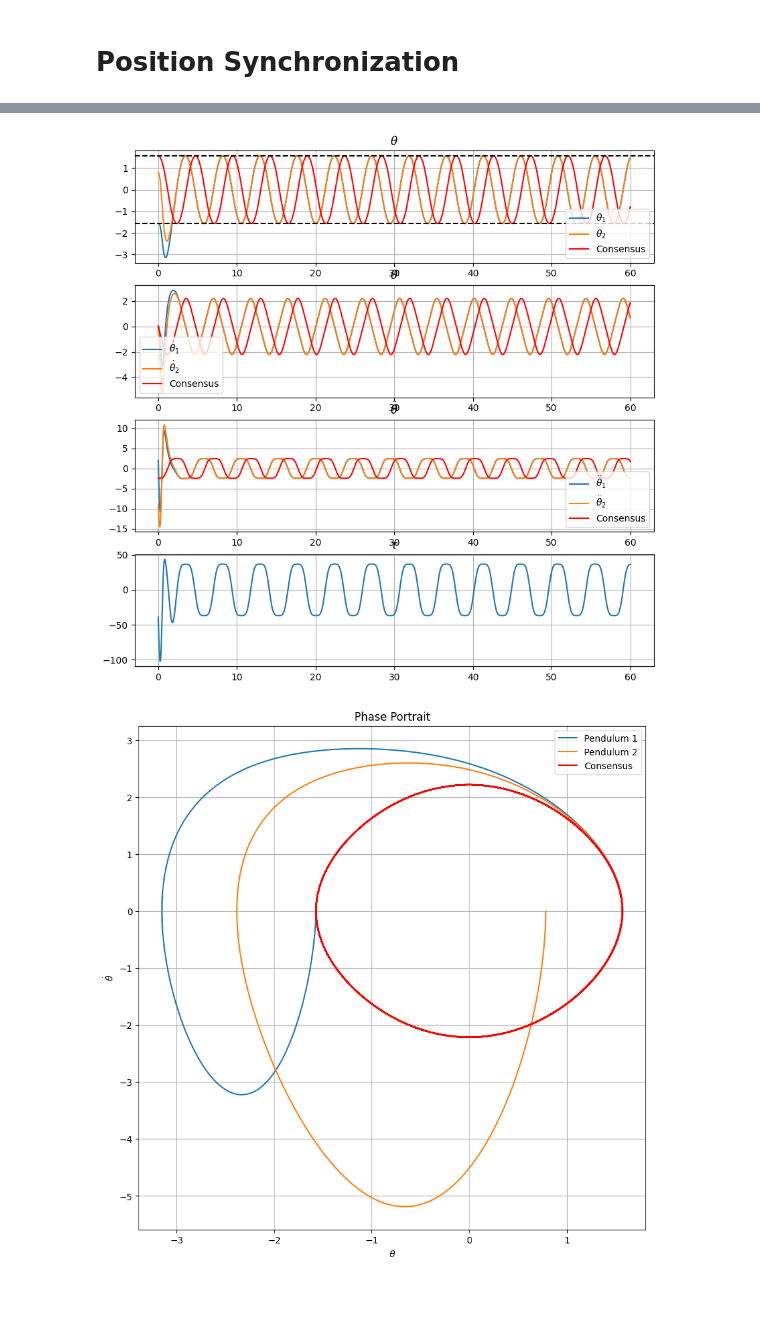
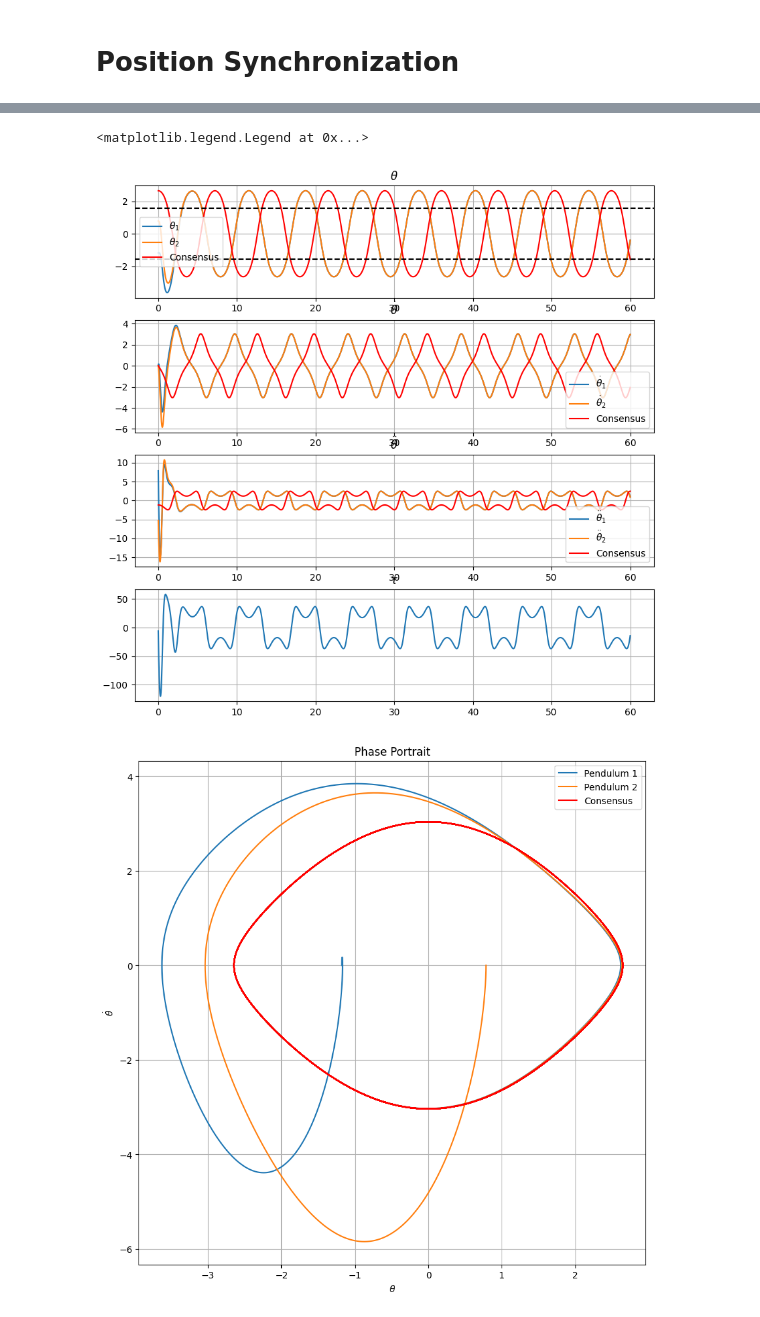
Before and after one commit to jglane/Network-Control, a Jupyter notebook: torque_control.ipynb, the cells around one changed output, grey strips where cells are left out. Cells and saved outputs as stored; diff of their text form; code cells hidden in the pictures.

```diff
--- a/torque_control.ipynb
+++ b/torque_control.ipynb
@@ -92,8 +92,8 @@ l1 = 1
 l2 = 1.5
 g = 9.81
 
-K1 = 4#5.495
-K2 = 4
+K1 = 1
+K2 = 1
 eigenvalues = np.linalg.eigvals(np.array([[0, 1], [-K1, -K2]]))
 print(f'Eigenvalues: {eigenvalues[0]:.2f}, {eigenvalues[1]:.2f}')
 
@@ -101,7 +101,7 @@ dt = 0.001
 tf = 60
 t = np.arange(0, tf, dt)
 
-theta1_0 = -np.pi/2
+theta1_0 = -3*np.pi/8
 theta1_dot_0 = 0
 
 theta2_0 = np.pi/4
@@ -122,30 +122,37 @@ def ode_c(t, y):
     x1, x2 = y
     return [x2, alpha*np.sin(x1)]
 
-for i in range(20):
+iterations = 20
+E1_0 = np.empty(iterations)
+E2_0 = np.empty(iterations)
+W_K1 = np.empty(iterations)
+W_K2 = np.empty(iterations)
+W_nonlinear = np.empty(iterations)
+W_sin = np.empty(iterations)
+for i in range(iterations):
     sol = solve_ivp(ode, [0, tf], [theta1_0, theta1_dot_0, theta2_0, theta2_dot_0], t_eval=t, method='DOP853', rtol=1e-10, atol=1e-10)
     theta1, theta1_dot, theta2, theta2_dot = sol.y
     tau = 1/(1/(m1*l1**2)-1/(m2*l2**2))*((-K1*(theta1-theta2) - K2*(theta1_dot-theta2_dot))+g/l1*np.sin(theta1)-g/l2*np.sin(theta2))
+    W = np.sum(tau*(theta1_dot-theta2_dot)*dt)
+    E1_0[i] = 1/2*m1*l1**2*theta1_dot_0**2 - m1*g*l1*np.cos(theta1_0) # Initial energy of pendulum 1
+    E2_0[i] = 1/2*m2*l2**2*theta2_dot_0**2 - m2*g*l2*np.cos(theta2_0) # Initial energy of pendulum 2
+    E_ss = E1_0[i]-E2_0[i]+W # Steady state energy
 
-    E1_0 = 1/2*m1*l1**2*theta1_dot_0**2 - m1*g*l1*np.cos(theta1_0) # Initial energy of pendulum 1
-    E2_0 = 1/2*m2*l2**2*theta2_dot_0**2 - m2*g*l2*np.cos(theta2_0) # Initial energy of pendulum 2
-    W1 = np.sum(tau*theta1_dot*dt) # Work done on pendulum 1
-    W2 = np.sum(tau*theta2_dot*dt) # Work done on pendulum 2
-    E_ss = W1+E1_0-(W2+E2_0) # Steady state energy
+    tau_coeff = 1/(1/(m1*l1**2)-1/(m2*l2**2))
+    W_K1[i] = tau_coeff*K1/2*(theta1_0-theta2_0)**2
+    W_K2[i] = tau_coeff*np.sum(-K2*(theta1_dot-theta2_dot)**2*dt)
+    W_nonlinear[i] = tau_coeff*np.sum((g/l1*np.sin(theta1)-g/l2*np.sin(theta2))*(theta1_dot-theta2_dot)*dt)
+    W_sin[i] = tau_coeff*g*(np.cos(theta1_0)/l1+np.cos(theta2_0)/l2)
+    E_ss_d = 0
+    #K1_p = (E2_0[i]-E1_0[i]-(W_K2[i]+W_nonlinear[i])+E_ss_d)*2/(theta1_0-theta2_0)**2/tau_coeff
 
     print(i)
-    print('Work =', W1-W2)
-    tau_p = 1/(1/(m1*l1**2)-1/(m2*l2**2))*((-K2*(theta1_dot-theta2_dot))+g/l1*np.sin(theta1)-g/l2*np.sin(theta2))
-    coeff = 1/(1/(m1*l1**2)-1/(m2*l2**2))
-    W_K1 = coeff*K1/2*(theta1[0]-theta2[0])**2
-    W_other = np.sum(tau_p*(theta1_dot-theta2_dot)*dt)
-    print(W_K1, W_other, W_K1+W_other)
-    E_ss_d = 0
-    K1_p = (E2_0-E1_0-W_other+E_ss_d)*2/(theta1_0-theta2_0)**2/coeff
+    print('Work:', W, W_nonlinear[i])
     print('K1:', K1)
-    print('K1_p:', K1_p)
     print('E_ss:', E_ss)
-    K1 -= K1_p - K1
+    K1 += 0.3
+    K2 += 0.3
+E_ss = E1_0[0]-E2_0[0]+W_nonlinear[-1]
 
 # Consensus solution
 theta_c_0 = np.arccos(-E_ss/(m1*l1-m2*l2)/g)
@@ -196,6 +203,17 @@ plt.title('Phase Portrait')
 plt.legend()
 plt.grid()
 
+plt.figure(figsize=(10,10))
+#plt.plot(W_K1, label=r'$W_{K1}$')
+#plt.plot(W_K2, label=r'$W_{K2}$')
+plt.plot(W_nonlinear, label=r'$W_{nonlinear}$')
+#plt.plot(W_sin, label=r'$W_{sin}$')
+#plt.plot(E1_0, label=r'$E_1(0)$')
+#plt.plot(E2_0, label=r'$E_2(0)$')
+plt.title('Work')
+plt.grid()
+plt.legend()
+
 #term1 = np.cumsum(np.sin(theta1)/l1*theta1_dot*dt + np.sin(theta2)/l2*theta2_dot*dt)
 #term2 = np.cumsum(np.sin(theta1)/l1*theta2_dot*dt + np.sin(theta2)/l2*theta1_dot*dt)
 #plt.figure(figsize=(10,10))
@@ -233,2 +251,3 @@ E_ss: -0.00011259849511935371
+<matplotlib.legend.Legend at 0x...>
-[figure, old version]
+[figure, new version]
-[figure, old version]
+[figure, new version]
```
Also changed, not shown: parts of 1 cell of this notebook, 1 other file.
